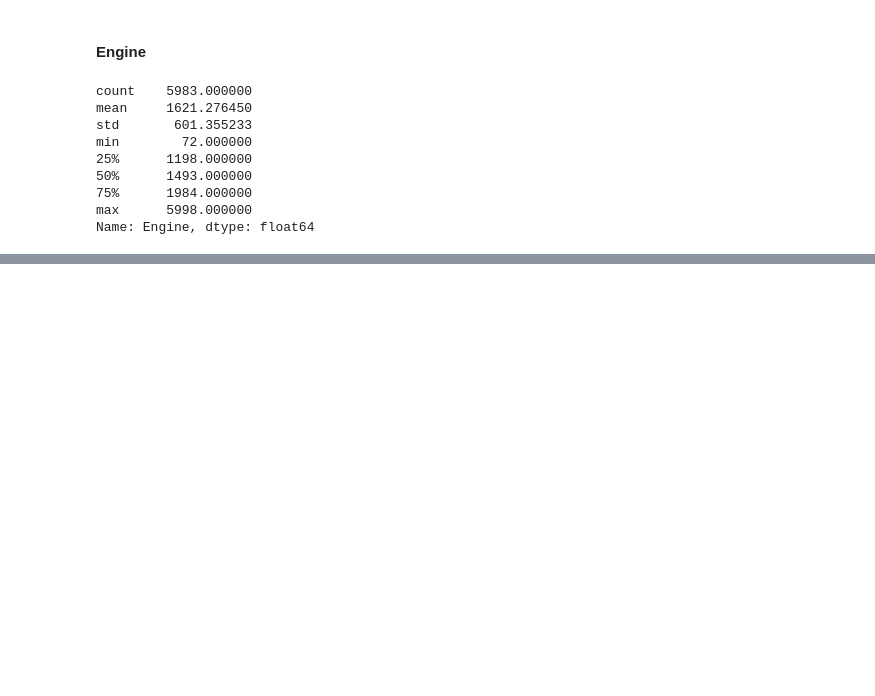
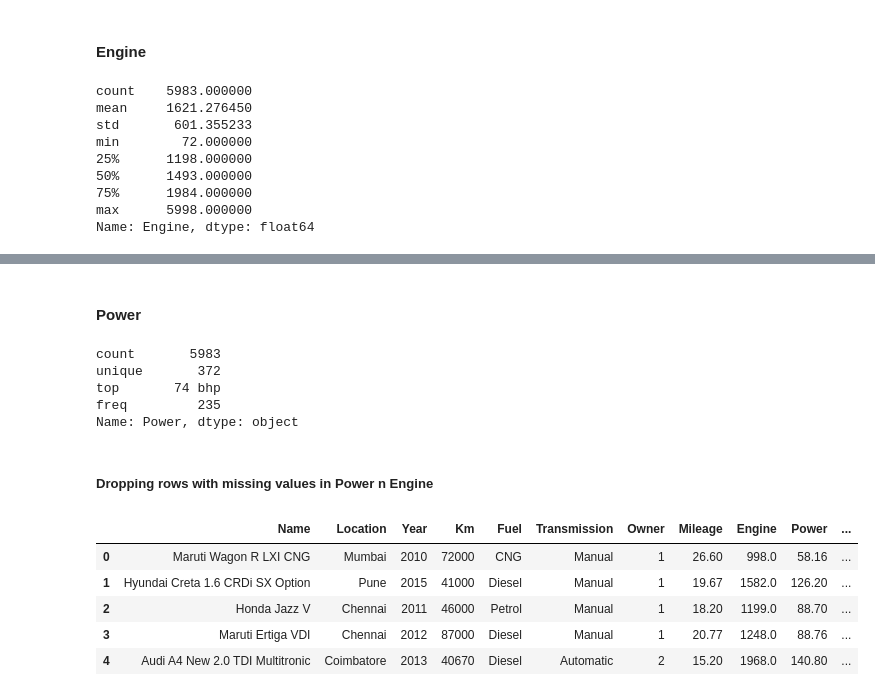
Before and after one commit to AviKasliwal/Used-Cars-Price-Prediction, a Jupyter notebook: Cars Twenty 4.ipynb, the cells around one changed output, grey strips where cells are left out. Cells and saved outputs as stored; diff of their text form; code cells hidden in the pictures; blank space fills up the shorter version.

Commit message:
Removed rows with missing data

```diff
--- a/Cars Twenty 4.ipynb
+++ b/Cars Twenty 4.ipynb
@@ -251,0 +259,10 @@ Name: Engine, dtype: float64
+# %% [markdown]
+#### Power
+# %%
+cars.Power.describe()
+# %% [output]
+count       5983
+unique       372
+top       74 bhp
+freq         235
+Name: Power, dtype: object
@@ -252 +273,3 @@ Name: Engine, dtype: float64
+# %% [markdown]
+##### Dropping rows with missing values in Power n Engine
 # %%
@@ -253,0 +277,9 @@ cars.Engine.replace(np.nan, 1984, inplace = True)
+# %%
+cars.head(5)
+# %% [output]
+|  | Name | Location | Year | Km | Fuel | Transmission | Owner | Mileage | Engine | Power | ... |
+| 0 | Maruti Wagon R LXI CNG | Mumbai | 2010 | 72000 | CNG | Manual | 1 | 26.60 | 998.0 | 58.16 | ... |
+| 1 | Hyundai Creta 1.6 CRDi SX Option | Pune | 2015 | 41000 | Diesel | Manual | 1 | 19.67 | 1582.0 | 126.20 | ... |
+| 2 | Honda Jazz V | Chennai | 2011 | 46000 | Petrol | Manual | 1 | 18.20 | 1199.0 | 88.70 | ... |
+| 3 | Maruti Ertiga VDI | Chennai | 2012 | 87000 | Diesel | Manual | 1 | 20.77 | 1248.0 | 88.76 | ... |
+| 4 | Audi A4 New 2.0 TDI Multitronic | Coimbatore | 2013 | 40670 | Diesel | Automatic | 2 | 15.20 | 1968.0 | 140.80 | ... |
```
Also changed, not shown: parts of 12 cells of this notebook.
